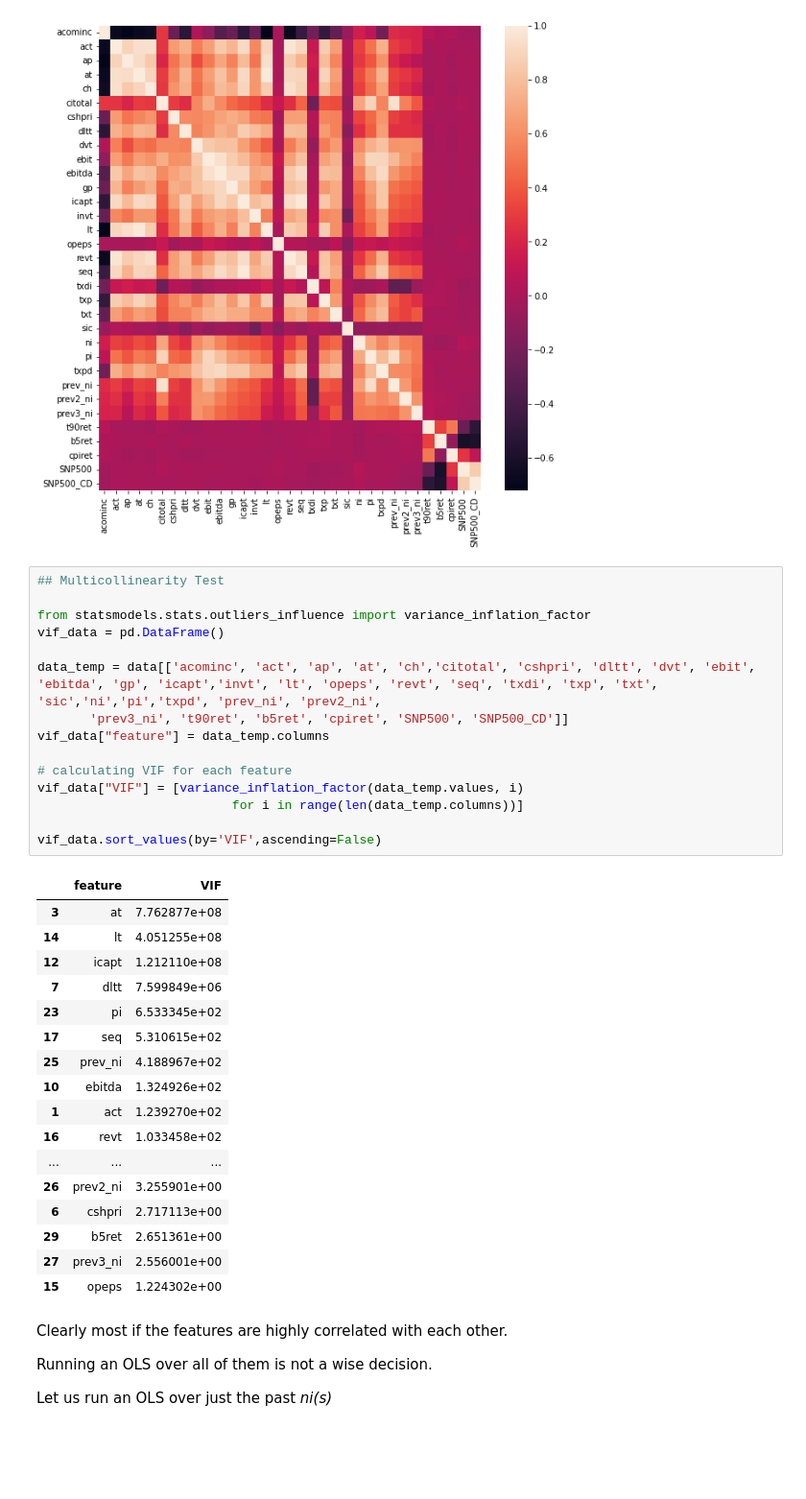
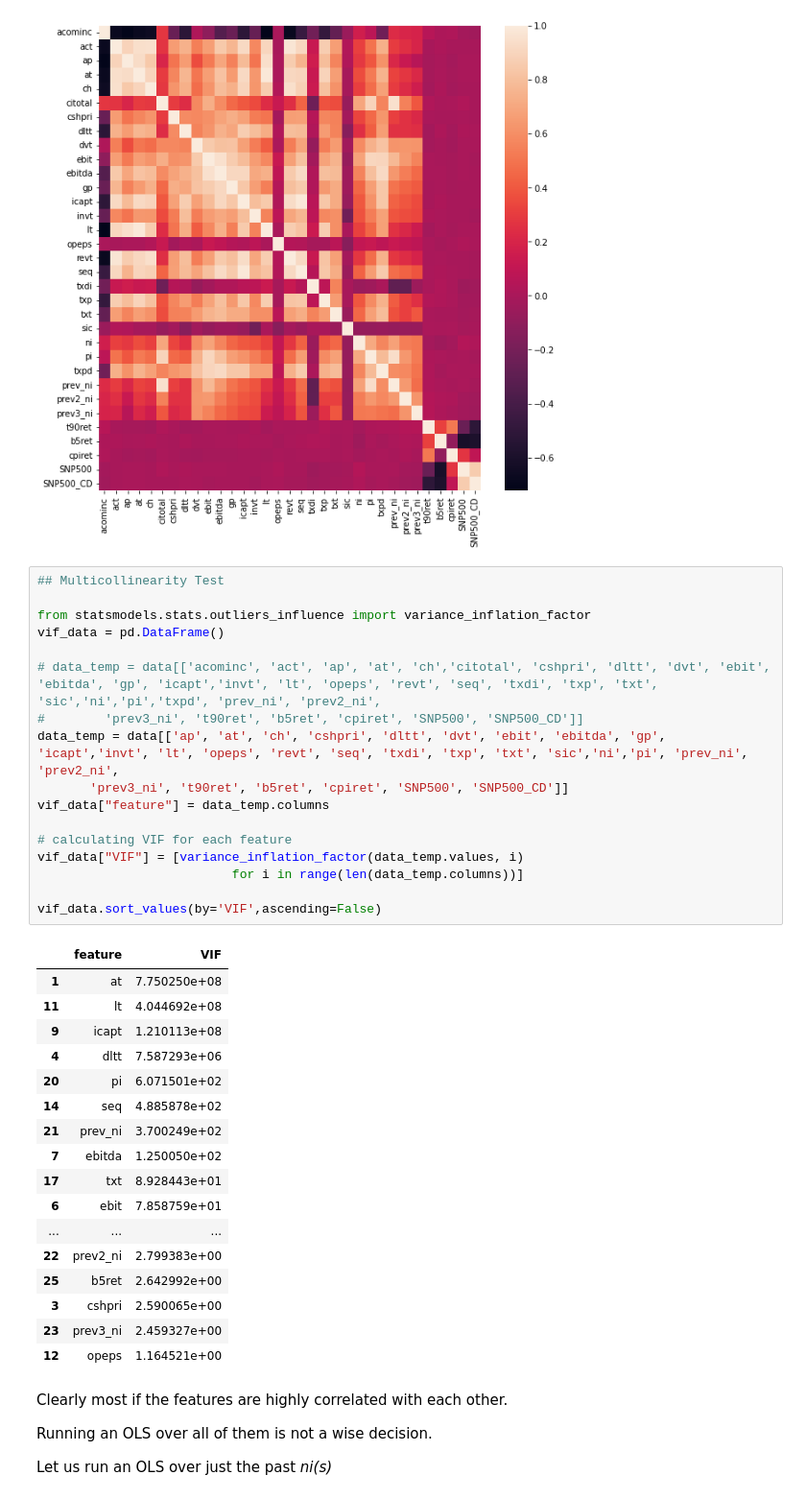
Before and after one commit to rohitashwachaks/fin-modelling, a Jupyter notebook: Assignment-1/earnings/modelling.ipynb, the cells around one changed output. Shown at 96% size. Cells and saved outputs as stored; diff of their text form; blank space fills up the shorter version.

```diff
--- a/Assignment-1/earnings/modelling.ipynb
+++ b/Assignment-1/earnings/modelling.ipynb
@@ -277,36 +277,38 @@ Name: ni, dtype: float64
 # %%
 ## Multicollinearity Test
 
 from statsmodels.stats.outliers_influence import variance_inflation_factor
 vif_data = pd.DataFrame()
 
-data_temp = data[['acominc', 'act', 'ap', 'at', 'ch','citotal', 'cshpri', 'dltt', 'dvt', 'ebit', 'ebitda', 'gp', 'icapt','invt', 'lt', 'opeps', 'revt', 'seq', 'txdi', 'txp', 'txt', 'sic','ni','pi','txpd', 'prev_ni', 'prev2_ni',
+# data_temp = data[['acominc', 'act', 'ap', 'at', 'ch','citotal', 'cshpri', 'dltt', 'dvt', 'ebit', 'ebitda', 'gp', 'icapt','invt', 'lt', 'opeps', 'revt', 'seq', 'txdi', 'txp', 'txt', 'sic','ni','pi','txpd', 'prev_ni', 'prev2_ni',
+#        'prev3_ni', 't90ret', 'b5ret', 'cpiret', 'SNP500', 'SNP500_CD']]
+data_temp = data[['ap', 'at', 'ch', 'cshpri', 'dltt', 'dvt', 'ebit', 'ebitda', 'gp', 'icapt','invt', 'lt', 'opeps', 'revt', 'seq', 'txdi', 'txp', 'txt', 'sic','ni','pi', 'prev_ni', 'prev2_ni',
        'prev3_ni', 't90ret', 'b5ret', 'cpiret', 'SNP500', 'SNP500_CD']]
 vif_data["feature"] = data_temp.columns
 
 # calculating VIF for each feature
 vif_data["VIF"] = [variance_inflation_factor(data_temp.values, i)
                           for i in range(len(data_temp.columns))]
 
 vif_data.sort_values(by='VIF',ascending=False)
 # %% [output]
 |  | feature | VIF |
-| 3 | at | 7.762877e+08 |
-| 14 | lt | 4.051255e+08 |
-| 12 | icapt | 1.212110e+08 |
-| 7 | dltt | 7.599849e+06 |
-| 23 | pi | 6.533345e+02 |
-| 17 | seq | 5.310615e+02 |
-| 25 | prev_ni | 4.188967e+02 |
-| 10 | ebitda | 1.324926e+02 |
-| 1 | act | 1.239270e+02 |
-| 16 | revt | 1.033458e+02 |
+| 1 | at | 7.750250e+08 |
+| 11 | lt | 4.044692e+08 |
+| 9 | icapt | 1.210113e+08 |
+| 4 | dltt | 7.587293e+06 |
+| 20 | pi | 6.071501e+02 |
+| 14 | seq | 4.885878e+02 |
+| 21 | prev_ni | 3.700249e+02 |
+| 7 | ebitda | 1.250050e+02 |
+| 17 | txt | 8.928443e+01 |
+| 6 | ebit | 7.858759e+01 |
 | ... | ... | ... |
-| 26 | prev2_ni | 3.255901e+00 |
-| 6 | cshpri | 2.717113e+00 |
-| 29 | b5ret | 2.651361e+00 |
-| 27 | prev3_ni | 2.556001e+00 |
-| 15 | opeps | 1.224302e+00 |
+| 22 | prev2_ni | 2.799383e+00 |
+| 25 | b5ret | 2.642992e+00 |
+| 3 | cshpri | 2.590065e+00 |
+| 23 | prev3_ni | 2.459327e+00 |
+| 12 | opeps | 1.164521e+00 |
 # %% [markdown]
 Clearly most if the features are highly correlated with each other.
 
```
Also changed, not shown: parts of 7 cells of this notebook, 1 other file.
